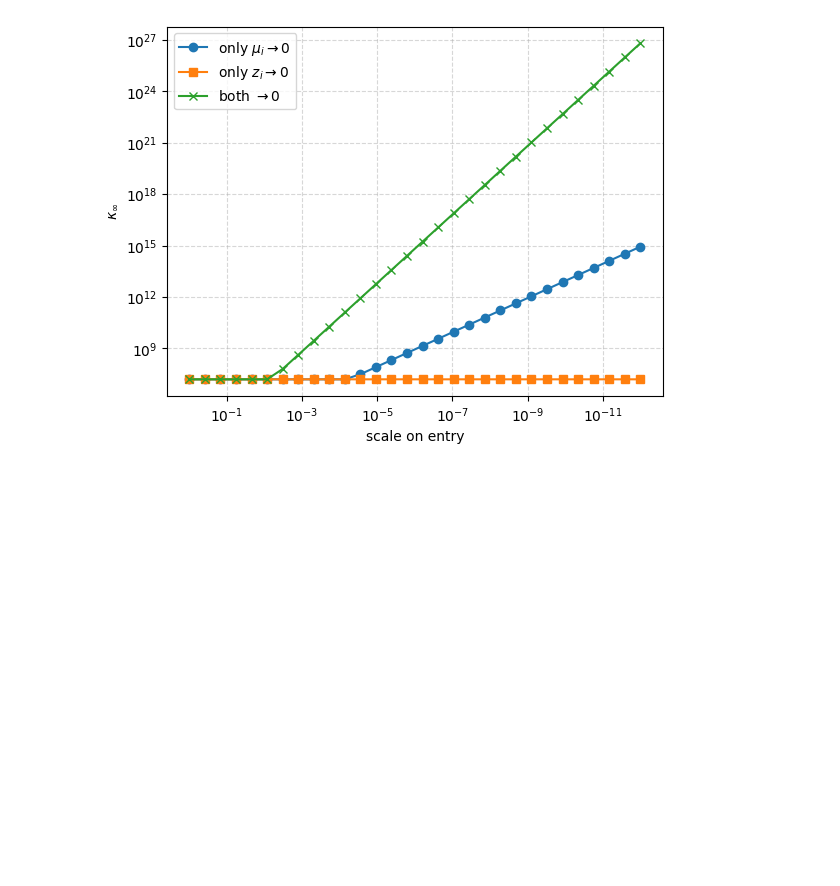
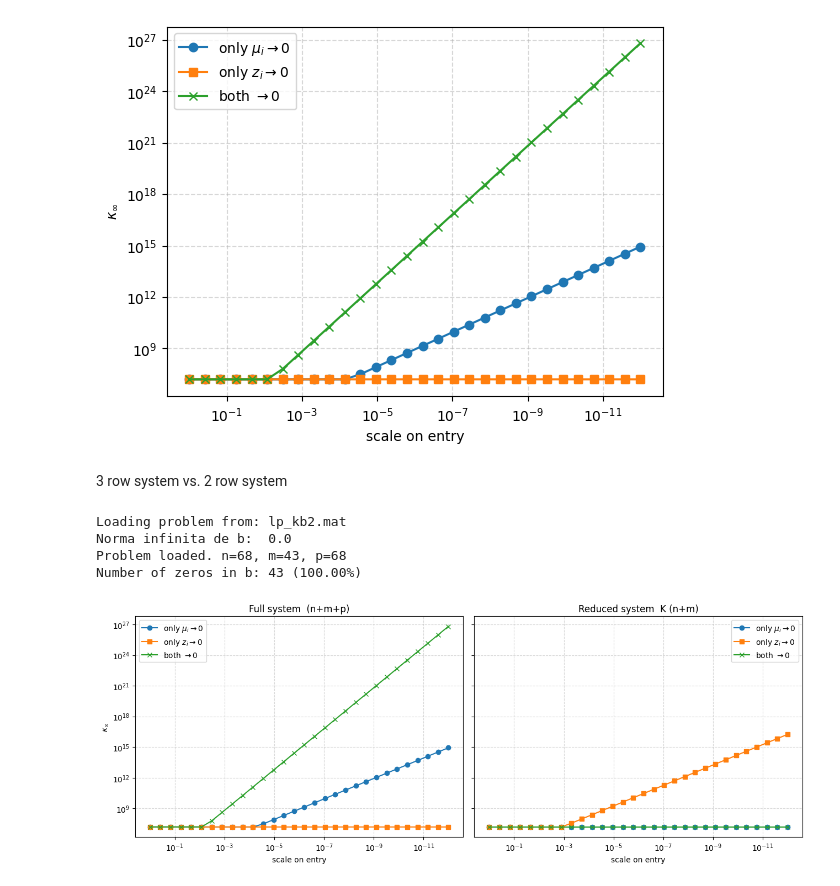
Before and after one commit to fginebraz/thesis_int_point, a Jupyter notebook: condition_observation.ipynb, the cells around one changed output. Cells and saved outputs as stored; diff of their text form; code cells hidden in the pictures; blank space fills up the shorter version.

Commit message:
condition observation for reduced systems

```diff
--- a/condition_observation.ipynb
+++ b/condition_observation.ipynb
@@ -92,3 +92,80 @@ Norma infinita de b:  0.0
 Problem loaded. n=68, m=43, p=68
 Number of zeros in b: 43 (100.00%)
 [figure]
+# %% [markdown]
+3 row system vs. 2 row system
+# %%
+import numpy as np
+import matplotlib.pyplot as plt
+
+mat_file = 'lp_kb2.mat'
+Q, c, A, b, F, d, H = load_lp_problem(mat_file)
+n, m, p = Q.shape[0], A.shape[0], F.shape[0]
+
+# --- Pick a baseline mu, z to study ---
+# Option A: neutral baseline (isolates the block structure from any IPM iterate)
+mu_base = np.ones(p)
+z_base  = np.ones(p)
+
+# --- Full 3-block system (n+m+p) ---
+def build_full(mu, z):
+    D_mu = np.diag(mu)
+    AT, FT = A.T, F.T
+    fila1 = np.hstack((Q, -AT, -FT @ D_mu))
+    fila2 = np.hstack((-A, np.zeros((m, m + p))))
+    fila3 = np.hstack((-D_mu @ F, np.zeros((p, m)), -np.diag(mu * z)))
+    return np.vstack((fila1, fila2, fila3))
+
+# --- Reduced 2-block system (n+m) ---
+def build_reduced(mu, z):
+    AT, FT = A.T, F.T
+    D = np.diag(mu / z)
+    G = Q + FT @ D @ F
+    return np.block([
+        [G,            -AT],
+        [-A, np.zeros((m, m))]
+    ])
+
+mu_base = np.ones(p)
+z_base  = np.ones(p)
+idx = 0
+scales = np.logspace(0, -12, 30)
+
+res = {('full','mu'):[], ('full','z'):[], ('full','both'):[],
+       ('red','mu'):[],  ('red','z'):[],  ('red','both'):[]}
+
+for s in scales:
+    mu_t = mu_base.copy(); mu_t[idx] *= s
+    z_t  = z_base.copy();  z_t[idx]  *= s
+
+    res[('full','mu')].append(  np.linalg.cond(build_full(mu_t,    z_base), np.inf))
+    res[('full','z')].append(   np.linalg.cond(build_full(mu_base, z_t   ), np.inf))
+    res[('full','both')].append(np.linalg.cond(build_full(mu_t,    z_t   ), np.inf))
+    res[('red','mu')].append(   np.linalg.cond(build_reduced(mu_t,    z_base), np.inf))
+    res[('red','z')].append(    np.linalg.cond(build_reduced(mu_base, z_t   ), np.inf))
+    res[('red','both')].append( np.linalg.cond(build_reduced(mu_t,    z_t   ), np.inf))
+
+fig, ax = plt.subplots(1, 2, figsize=(13, 5), sharey=True)
+
+ax[0].loglog(scales, res[('full','mu')],   'o-', label=r'only $\mu_i\to 0$')
+ax[0].loglog(scales, res[('full','z')],    's-', label=r'only $z_i\to 0$')
+ax[0].loglog(scales, res[('full','both')], 'x-', label=r'both $\to 0$')
+ax[0].set_title('Full system  (n+m+p)')
+
+ax[1].loglog(scales, res[('red','mu')],   'o-', label=r'only $\mu_i\to 0$')
+ax[1].loglog(scales, res[('red','z')],    's-', label=r'only $z_i\to 0$')
+ax[1].loglog(scales, res[('red','both')], 'x-', label=r'both $\to 0$')
+ax[1].set_title('Reduced system  K (n+m)')
+
+for a in ax:
+    a.invert_xaxis()
+    a.set_xlabel('scale on entry')
+    a.legend(); a.grid(True, which='both', ls='--', alpha=0.5)
+ax[0].set_ylabel(r'$\kappa_\infty$')
+plt.tight_layout(); plt.show()
+# %% [output]
+Loading problem from: lp_kb2.mat
+Norma infinita de b:  0.0
+Problem loaded. n=68, m=43, p=68
+Number of zeros in b: 43 (100.00%)
+[figure, added]
```
Also changed, not shown: parts of 2 cells of this notebook.
